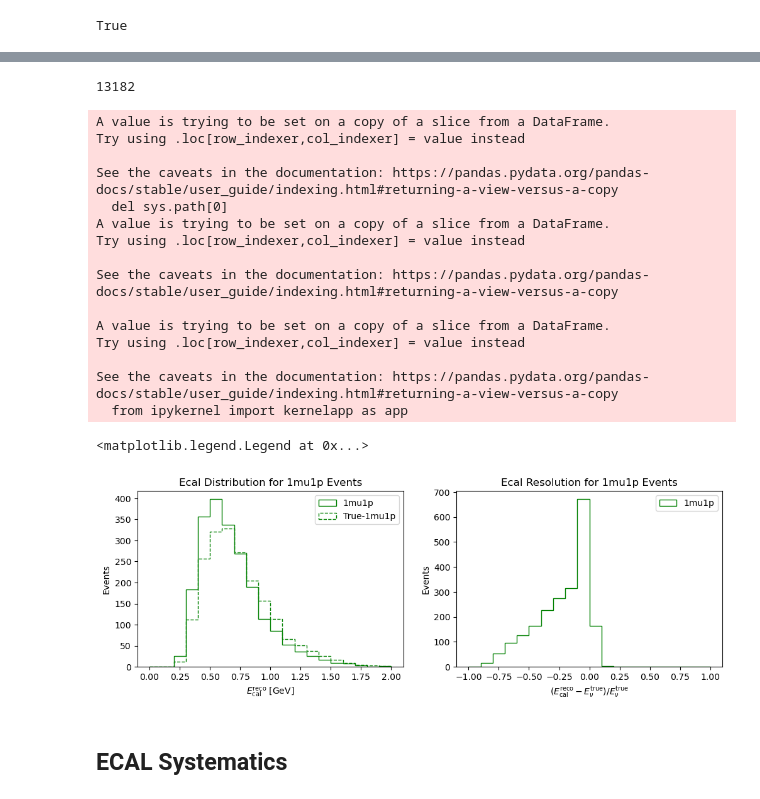
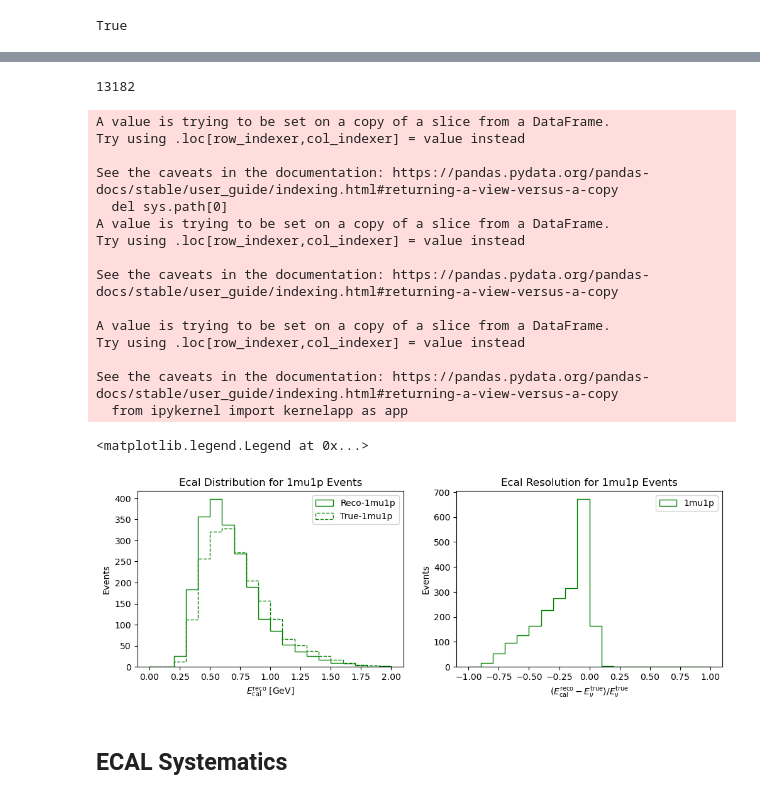
Before and after one commit to Tluanga-Ralte/PELEE, a Jupyter notebook: sandbox/rlalnunt/ECAL_BDT_FULL.ipynb, the cells around one changed output, grey strips where cells are left out. Cells and saved outputs as stored; diff of their text form; code cells hidden in the pictures.

```diff
--- a/sandbox/rlalnunt/ECAL_BDT_FULL.ipynb
+++ b/sandbox/rlalnunt/ECAL_BDT_FULL.ipynb
@@ -73,40 +449,40 @@ sel_mc_1mu1p['E_Reco'] = reco_ecal_energy
 sel_mc_1mu1p['E_True'] = true_nu_energy
 
 plt.hist(sel_mc_1mu1p['E_Reco'], bins=20, weights=sel_mc_1mu1p['weights'], range=(0, 2),
-         histtype='step', linestyle='-', color='Green', label='1mu1p')
+         histtype='step', linestyle='-', color='Green', label='Reco-1mu1p')
 plt.hist(sel_mc_1mu1p['mc_Ecal'], bins=20, weights=sel_mc_1mu1p['weights'], range=(0, 2),
          histtype='step', linestyle='--', color='Green', label='True-1mu1p')
 plt.xlabel('$E_{\mathrm{cal}}^{\mathrm{reco}}$ [GeV]')
 plt.ylabel('Events')
 plt.title('Ecal Distribution for 1mu1p Events')
 plt.legend()
 
 plt.subplot(2, 2, 2)
 plt.hist(sel_mc_1mu1p['Ecal_1mu1p'], bins=20, weights=sel_mc_1mu1p['weights'], range=(-1, 1),
          histtype='step', linestyle='-', color='Green', label='1mu1p')
 plt.xlabel(r"$(E_{\mathrm{cal}}^{\mathrm{reco}} - E_\nu^{\mathrm{true}})/E_\nu^{\mathrm{true}}$")
 plt.ylabel('Events')
 plt.title('Ecal Resolution for 1mu1p Events')
 plt.legend()
 # %% [output]
 13182
 A value is trying to be set on a copy of a slice from a DataFrame.
 Try using .loc[row_indexer,col_indexer] = value instead
 
 See the caveats in the documentation: https://pandas.pydata.org/pandas-docs/stable/user_guide/indexing.html#returning-a-view-versus-a-copy
   del sys.path[0]
 A value is trying to be set on a copy of a slice from a DataFrame.
 Try using .loc[row_indexer,col_indexer] = value instead
 
 See the caveats in the documentation: https://pandas.pydata.org/pandas-docs/stable/user_guide/indexing.html#returning-a-view-versus-a-copy
 
 A value is trying to be set on a copy of a slice from a DataFrame.
 Try using .loc[row_indexer,col_indexer] = value instead
 
 See the caveats in the documentation: https://pandas.pydata.org/pandas-docs/stable/user_guide/indexing.html#returning-a-view-versus-a-copy
   from ipykernel import kernelapp as app
 <matplotlib.legend.Legend at 0x...>
-[figure, old version]
+[figure, new version]
 # %% [markdown]
 ## ECAL Systematics
 # %%
```
Also changed, not shown: parts of 53 cells of this notebook, 1 other file.
